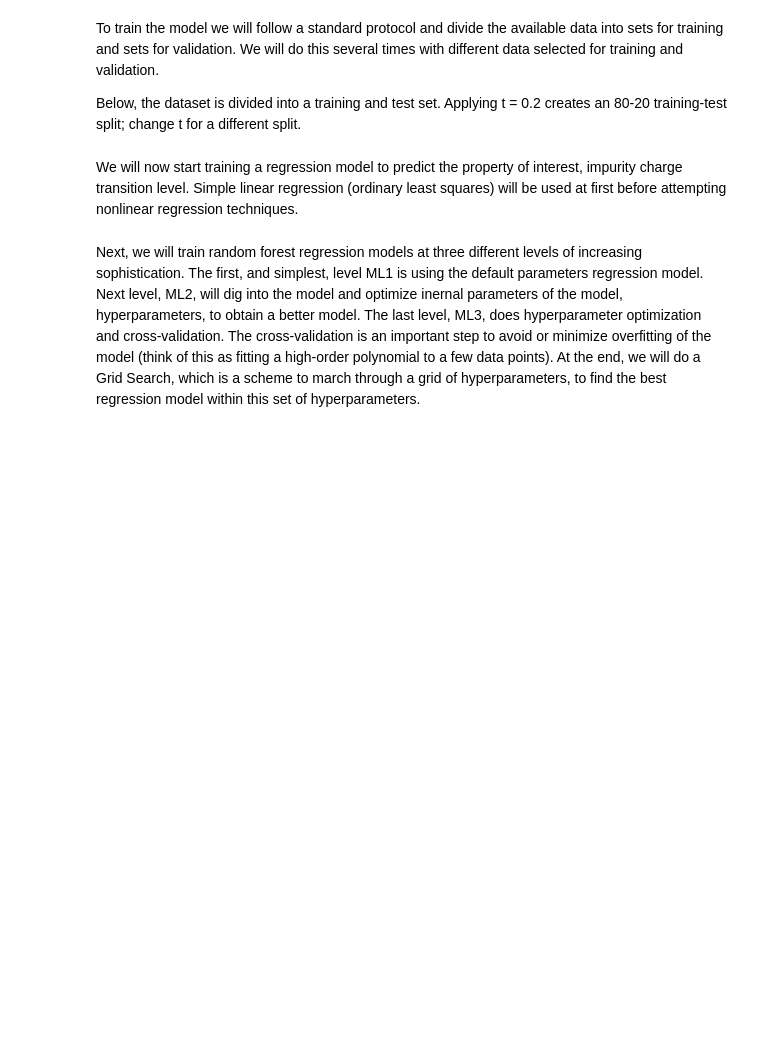
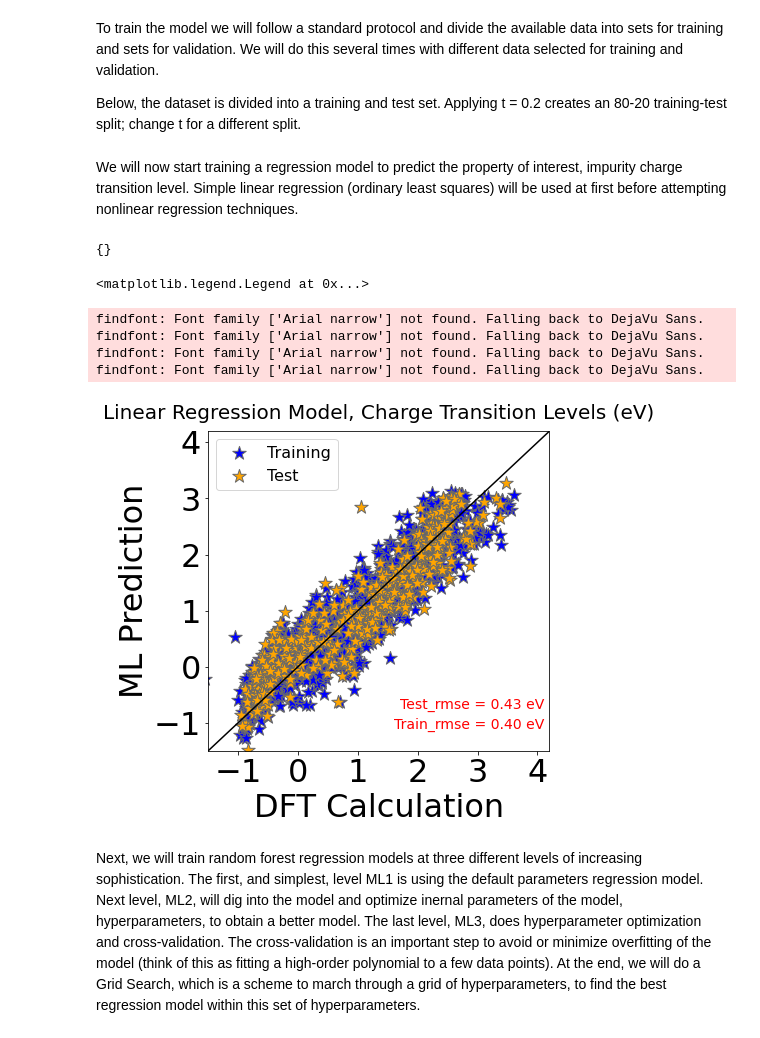
Before and after one commit to AIScienceTutorial/Material_Science, a Jupyter notebook: Charge_Transition_Levels/Regression.ipynb, the cells around one changed output. Drawn from its saved outputs; the diff is of its cells as text; code cells hidden in the pictures; blank space fills up the shorter version.

```diff
--- a/Charge_Transition_Levels/Regression.ipynb
+++ b/Charge_Transition_Levels/Regression.ipynb
@@ -228,40 +237,46 @@ rmse_test_prop = np.sqrt ( sklearn.metrics.mean_squared_error(Prop_test_fl, Pred
 rmse_train_prop = np.sqrt ( sklearn.metrics.mean_squared_error(Prop_train_fl, Pred_train_fl) )
 
 
 ##  Plot Regression Results  ##
 
 plt.figure(figsize=(6,6))
 plt.subplots_adjust(left=0.16, bottom=0.16, right=0.95, top=0.90)
 plt.rc('font', family='Arial narrow')
 
 plt.title('Linear Regression Model, Charge Transition Levels (eV)', fontsize=20, pad=12)
 
 a = [-175,0,125]
 b = [-175,0,125]
 plt.plot(b, a, c='k', ls='-')
 
 plt.ylabel('ML Prediction', fontname='Arial Narrow', size=32)
 plt.xlabel('DFT Calculation', fontname='Arial Narrow', size=32)
 plt.rc('xtick', labelsize=28)
 plt.rc('ytick', labelsize=28)
 plt.ylim([-1.5, 4.2])
 plt.xlim([-1.5, 4.2])
 
 plt.scatter(Prop_train_fl[:], Pred_train_fl[:], c='blue', marker='*', s=200, edgecolors='dimgrey', alpha=1.0, label='Training')
-plt.scatter(Prop_test_fl[:], Pred_test_fl[:], c='orange', marker='*', s=200, edgecolors='dimgrey', alpha=0.2, label='Test')
+plt.scatter(Prop_test_fl[:], Pred_test_fl[:], c='orange', marker='*', s=200, edgecolors='dimgrey', alpha=1.0, label='Test')
 
 te = '%.2f' % rmse_test_prop
 tr = '%.2f' % rmse_train_prop
-plt.text(2.0, -0.6, 'Test_rmse = ', c='r', fontsize=12)
-plt.text(3.3, -0.6, te, c='r', fontsize=12)
-plt.text(3.8, -0.6, 'eV', c='r', fontsize=12)
-plt.text(1.9, -1.0, 'Train_rmse = ', c='r', fontsize=12)
-plt.text(3.3, -1.0, tr, c='r', fontsize=12)
-plt.text(3.8, -1.0, 'eV', c='r', fontsize=12)
+aa = 'Test_rmse = ' + te + ' eV'
+bb = 'Train_rmse = ' + tr + ' eV'
+plt.text(1.7, -0.75, aa, c='r', fontsize=14)
+plt.text(1.6, -1.10, bb, c='r', fontsize=14)
 
 plt.xticks([-1, 0, 1, 2, 3, 4])
 plt.yticks([-1, 0, 1, 2, 3, 4])
 plt.legend(loc='upper left',ncol=1, frameon=True, prop={'family':'Arial narrow','size':16})
+# %% [output]
+{}
+<matplotlib.legend.Legend at 0x...>
+findfont: Font family ['Arial narrow'] not found. Falling back to DejaVu Sans.
+findfont: Font family ['Arial narrow'] not found. Falling back to DejaVu Sans.
+findfont: Font family ['Arial narrow'] not found. Falling back to DejaVu Sans.
+findfont: Font family ['Arial narrow'] not found. Falling back to DejaVu Sans.
+[figure, added]
 # %% [markdown]
 Next, we will train random forest regression models at three different levels of increasing sophistication. The first, and simplest, level ML1 is using the default parameters regression model. Next level, ML2, will dig into the model and optimize inernal parameters of the model, hyperparameters, to obtain a better model. The last level, ML3, does hyperparameter optimization and cross-validation. The cross-validation is an important step to avoid or minimize overfitting of the model (think of this as fitting a high-order polynomial to a few data points). At the end, we will do a Grid Search, which is a scheme to march through a grid of hyperparameters, to find the best regression model within this set of hyperparameters.
 # %% [markdown]
```
Also changed, not shown: parts of 10 cells of this notebook.
